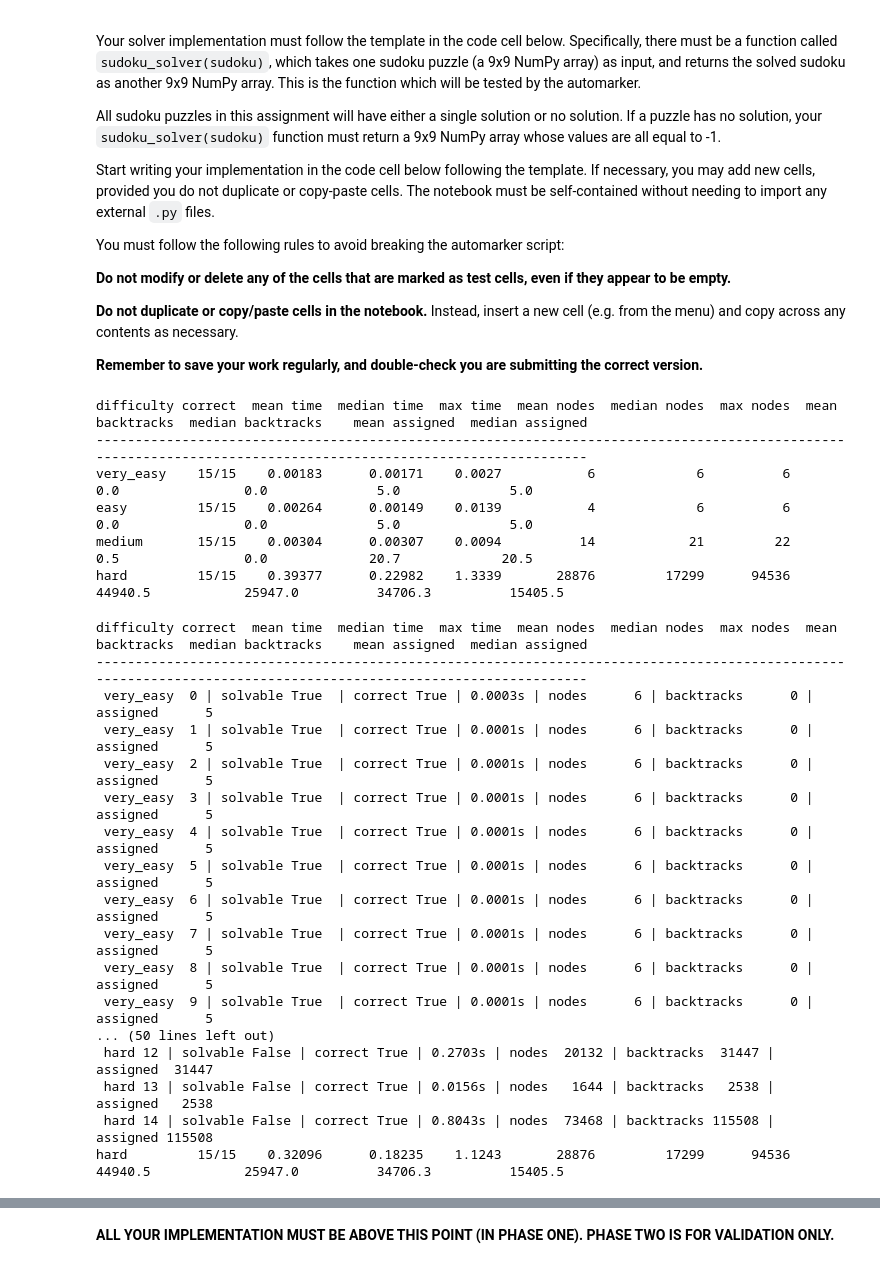
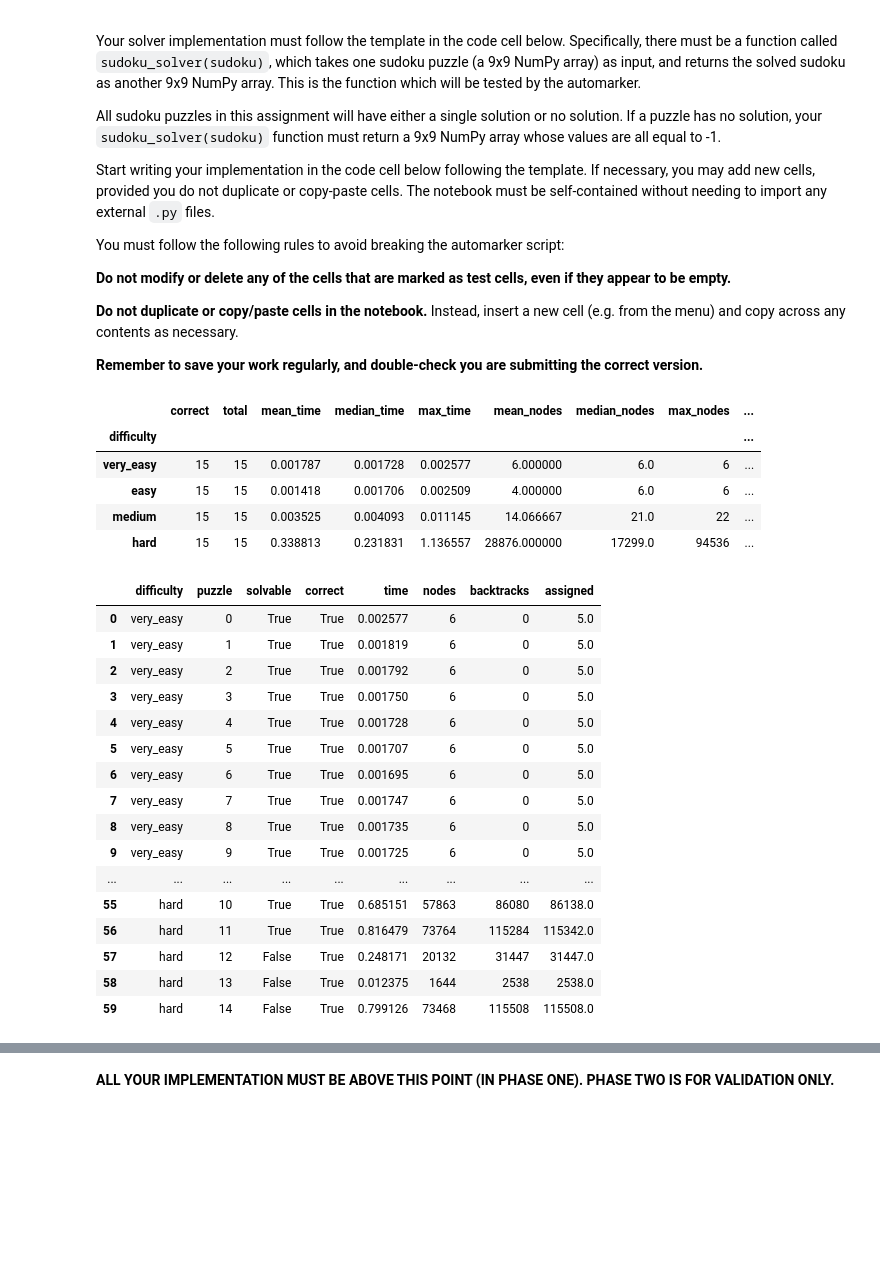
Before and after one commit to ashleighlategan/msc_uob_ashleigh_lategan, a Jupyter notebook: Foundations of Artificial Intelligence/Assignment 1/sudoku/sudoku.ipynb, the cells around one changed output, grey strips where cells are left out. Saved outputs shown, nothing was run; the diff lists cells and outputs as text; code cells hidden in the pictures; blank space fills up the shorter version.

```diff
--- a/Foundations of Artificial Intelligence/Assignment 1/sudoku/sudoku.ipynb
+++ b/Foundations of Artificial Intelligence/Assignment 1/sudoku/sudoku.ipynb
@@ -394,33 +403,34 @@ def run_benchmark(data_dir="data", difficulties =("very_easy", "easy", "medium",
 # %%
 # Gives a summary for all difficulties
-run_benchmark()
+summary, per_puzzle = run_benchmark()
+summary
 # %% [output]
-difficulty correct  mean time  median time  max time  mean nodes  median nodes  max nodes  mean backtracks  median backtracks    mean assigned  median assigned
----------------------------------------------------------------------------------------------------------------------------------------------------------------
-very_easy    15/15    0.00183      0.00171    0.0027           6             6          6              0.0                0.0              5.0              5.0
-easy         15/15    0.00264      0.00149    0.0139           4             6          6              0.0                0.0              5.0              5.0
-medium       15/15    0.00304      0.00307    0.0094          14            21         22              0.5                0.0             20.7             20.5
-hard         15/15    0.39377      0.22982    1.3339       28876         17299      94536          44940.5            25947.0          34706.3          15405.5
+|  | correct | total | mean_time | median_time | max_time | mean_nodes | median_nodes | max_nodes | ... |
+| difficulty |  |  |  |  |  |  |  |  | ... |
+| very_easy | 15 | 15 | 0.001787 | 0.001728 | 0.002577 | 6.000000 | 6.0 | 6 | ... |
+| easy | 15 | 15 | 0.001418 | 0.001706 | 0.002509 | 4.000000 | 6.0 | 6 | ... |
+| medium | 15 | 15 | 0.003525 | 0.004093 | 0.011145 | 14.066667 | 21.0 | 22 | ... |
+| hard | 15 | 15 | 0.338813 | 0.231831 | 1.136557 | 28876.000000 | 17299.0 | 94536 | ... |
 # %%
 # Gives a summary for all difficulties and all puzzles
-run_benchmark(show_puzzles=True)
+per_puzzle
 # %% [output]
-difficulty correct  mean time  median time  max time  mean nodes  median nodes  max nodes  mean backtracks  median backtracks    mean assigned  median assigned
----------------------------------------------------------------------------------------------------------------------------------------------------------------
- very_easy  0 | solvable True  | correct True | 0.0003s | nodes      6 | backtracks      0 |  assigned      5
- very_easy  1 | solvable True  | correct True | 0.0001s | nodes      6 | backtracks      0 |  assigned      5
- very_easy  2 | solvable True  | correct True | 0.0001s | nodes      6 | backtracks      0 |  assigned      5
- very_easy  3 | solvable True  | correct True | 0.0001s | nodes      6 | backtracks      0 |  assigned      5
- very_easy  4 | solvable True  | correct True | 0.0001s | nodes      6 | backtracks      0 |  assigned      5
- very_easy  5 | solvable True  | correct True | 0.0001s | nodes      6 | backtracks      0 |  assigned      5
- very_easy  6 | solvable True  | correct True | 0.0001s | nodes      6 | backtracks      0 |  assigned      5
- very_easy  7 | solvable True  | correct True | 0.0001s | nodes      6 | backtracks      0 |  assigned      5
- very_easy  8 | solvable True  | correct True | 0.0001s | nodes      6 | backtracks      0 |  assigned      5
- very_easy  9 | solvable True  | correct True | 0.0001s | nodes      6 | backtracks      0 |  assigned      5
-... (50 lines left out)
- hard 12 | solvable False | correct True | 0.2703s | nodes  20132 | backtracks  31447 |  assigned  31447
- hard 13 | solvable False | correct True | 0.0156s | nodes   1644 | backtracks   2538 |  assigned   2538
- hard 14 | solvable False | correct True | 0.8043s | nodes  73468 | backtracks 115508 |  assigned 115508
-hard         15/15    0.32096      0.18235    1.1243       28876         17299      94536          44940.5            25947.0          34706.3          15405.5
+|  | difficulty | puzzle | solvable | correct | time | nodes | backtracks | assigned |
+| 0 | very_easy | 0 | True | True | 0.002577 | 6 | 0 | 5.0 |
+| 1 | very_easy | 1 | True | True | 0.001819 | 6 | 0 | 5.0 |
+| 2 | very_easy | 2 | True | True | 0.001792 | 6 | 0 | 5.0 |
+| 3 | very_easy | 3 | True | True | 0.001750 | 6 | 0 | 5.0 |
+| 4 | very_easy | 4 | True | True | 0.001728 | 6 | 0 | 5.0 |
+| 5 | very_easy | 5 | True | True | 0.001707 | 6 | 0 | 5.0 |
+| 6 | very_easy | 6 | True | True | 0.001695 | 6 | 0 | 5.0 |
+| 7 | very_easy | 7 | True | True | 0.001747 | 6 | 0 | 5.0 |
+| 8 | very_easy | 8 | True | True | 0.001735 | 6 | 0 | 5.0 |
+| 9 | very_easy | 9 | True | True | 0.001725 | 6 | 0 | 5.0 |
+| ... | ... | ... | ... | ... | ... | ... | ... | ... |
+| 55 | hard | 10 | True | True | 0.685151 | 57863 | 86080 | 86138.0 |
+| 56 | hard | 11 | True | True | 0.816479 | 73764 | 115284 | 115342.0 |
+| 57 | hard | 12 | False | True | 0.248171 | 20132 | 31447 | 31447.0 |
+| 58 | hard | 13 | False | True | 0.012375 | 1644 | 2538 | 2538.0 |
+| 59 | hard | 14 | False | True | 0.799126 | 73468 | 115508 | 115508.0 |
 # %%
 # Per puzzle difficulty summary
```
Also changed, not shown: parts of 2 cells of this notebook, 2 other files.
